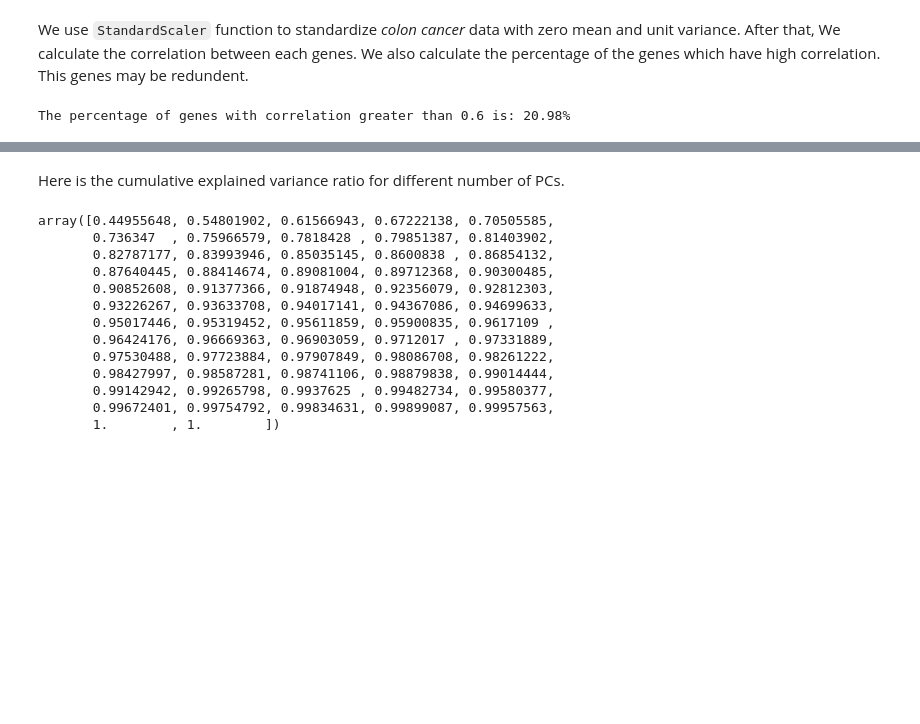
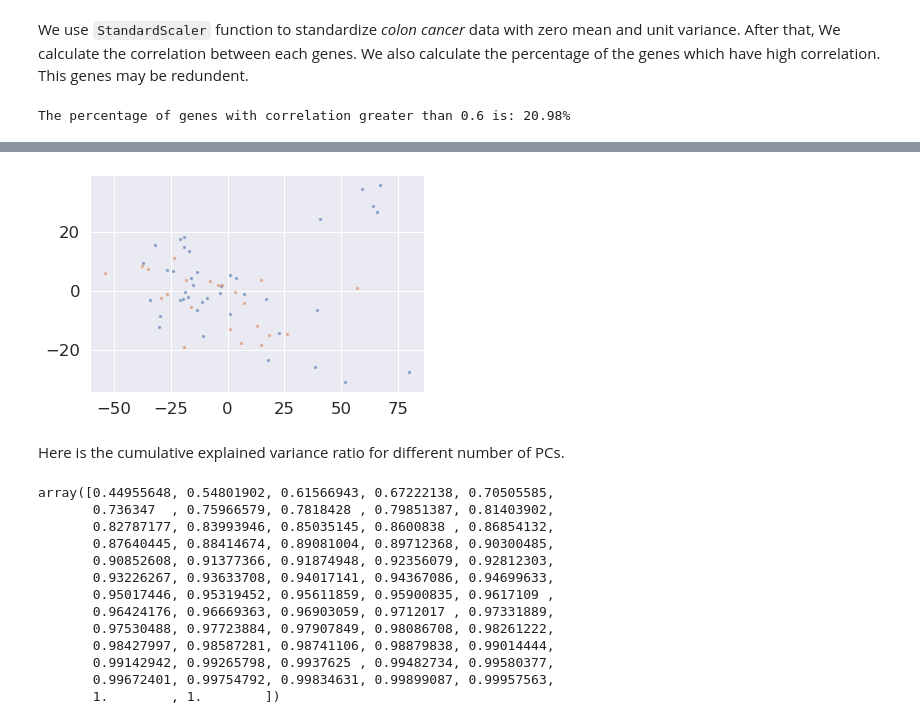
Before and after one commit to hanggun/DME-mini-project, a Jupyter notebook: DME_Group_Assignment.ipynb, the cells around one changed output, grey strips where cells are left out. Saved outputs shown, nothing was run; the diff lists cells and outputs as text; code cells hidden in the pictures; blank space fills up the shorter version.

```diff
--- a/DME_Group_Assignment.ipynb
+++ b/DME_Group_Assignment.ipynb
@@ -146,7 +149,13 @@ plt.show()
 # %%
 pca = PCA(n_components=62)
 X_pca_62d = pca.fit_transform(colon_scale)
+colon_label = pd.read_csv('label.csv')
+#Convert the colon label and concatenate data and label.
+colon_label = ConvertLabels(colon_label)
+scatter_2d_label(X_pca_62d, colon_label)
 colon_label = np.c_[colon_label].reshape(-1,)
+# %% [output]
+[figure, added]
 # %% [markdown]
 Here is the cumulative explained variance ratio for different number of PCs.
 # %%
```
Also changed, not shown: parts of 32 cells of this notebook.
